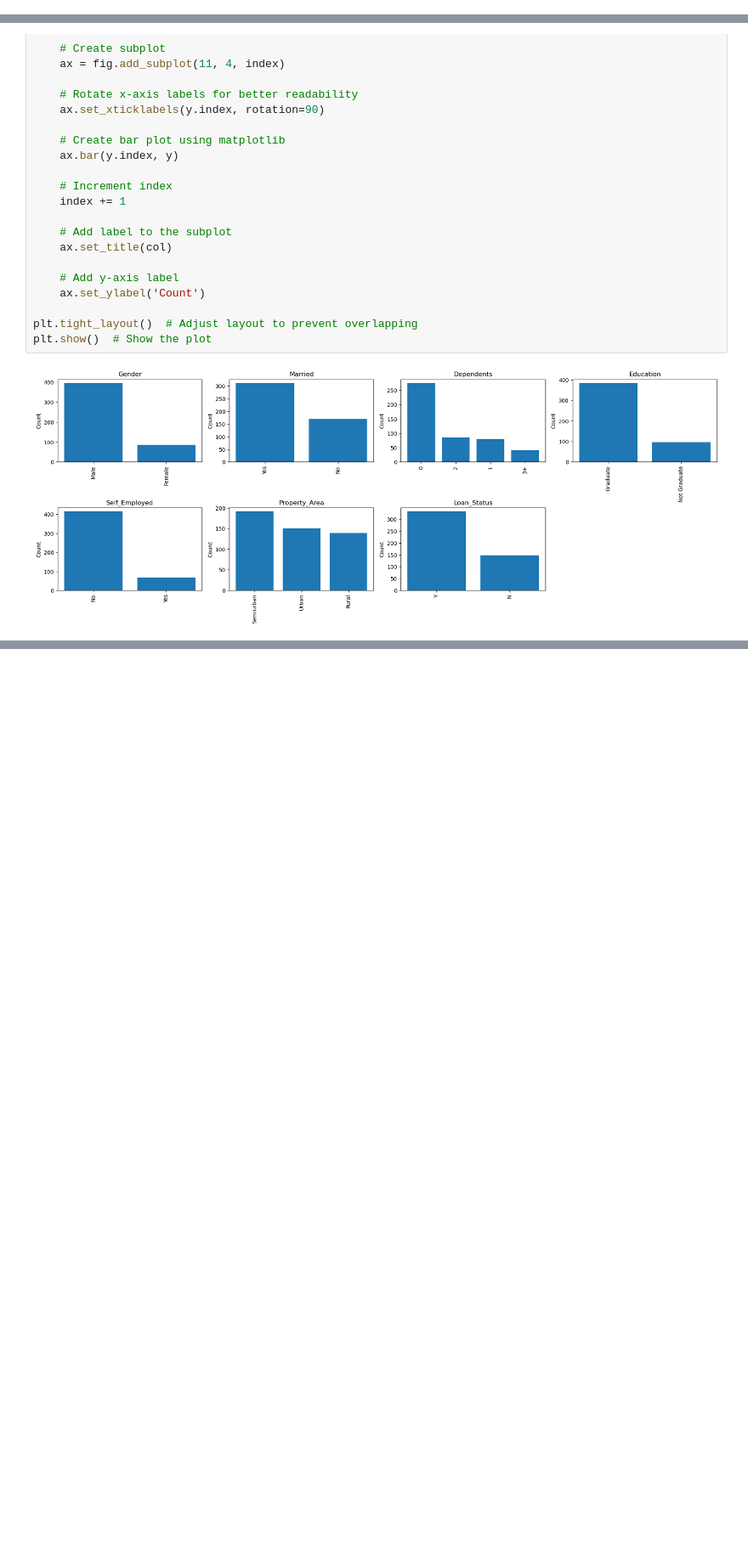
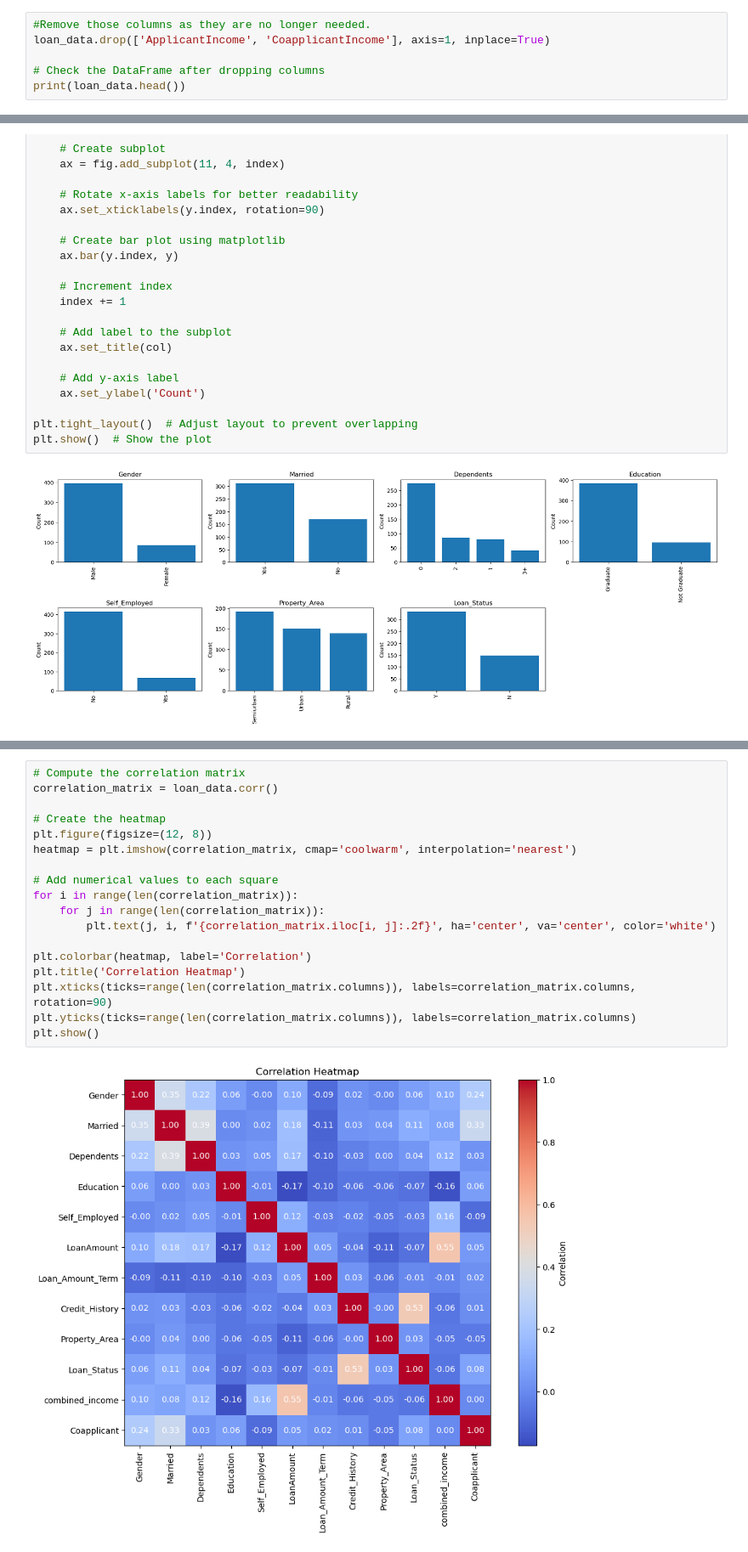
Before and after one commit to jrm727/loan_approval_project_4, a Jupyter notebook: Project 4.ipynb, the cells around one changed output, grey strips where cells are left out. Shown: that part at 85% size. Cells and saved outputs as stored; diff of their text form; blank space fills up the shorter version.

```diff
--- a/Project 4.ipynb
+++ b/Project 4.ipynb
@@ -145,0 +133,6 @@ loan_data.head()
+# %%
+#Remove those columns as they are no longer needed.
+loan_data.drop(['ApplicantIncome', 'CoapplicantIncome'], axis=1, inplace=True)
+
+# Check the DataFrame after dropping columns
+print(loan_data.head())
@@ -219,0 +234,20 @@ print(loan_data.head())
+# %%
+# Compute the correlation matrix
+correlation_matrix = loan_data.corr()
+
+# Create the heatmap
+plt.figure(figsize=(12, 8))
+heatmap = plt.imshow(correlation_matrix, cmap='coolwarm', interpolation='nearest')
+
+# Add numerical values to each square
+for i in range(len(correlation_matrix)):
+    for j in range(len(correlation_matrix)):
+        plt.text(j, i, f'{correlation_matrix.iloc[i, j]:.2f}', ha='center', va='center', color='white')
+
+plt.colorbar(heatmap, label='Correlation')
+plt.title('Correlation Heatmap')
+plt.xticks(ticks=range(len(correlation_matrix.columns)), labels=correlation_matrix.columns, rotation=90)
+plt.yticks(ticks=range(len(correlation_matrix.columns)), labels=correlation_matrix.columns)
+plt.show()
+# %% [output]
+[figure, added]
```
Also changed, not shown: parts of 4 cells of this notebook.
